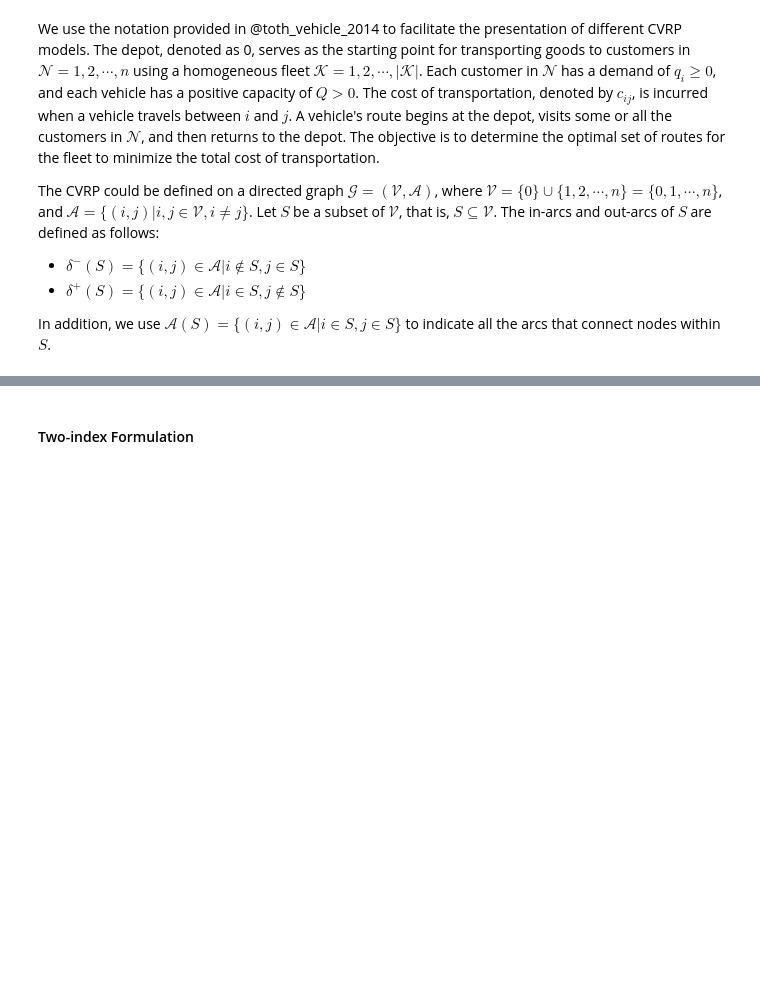
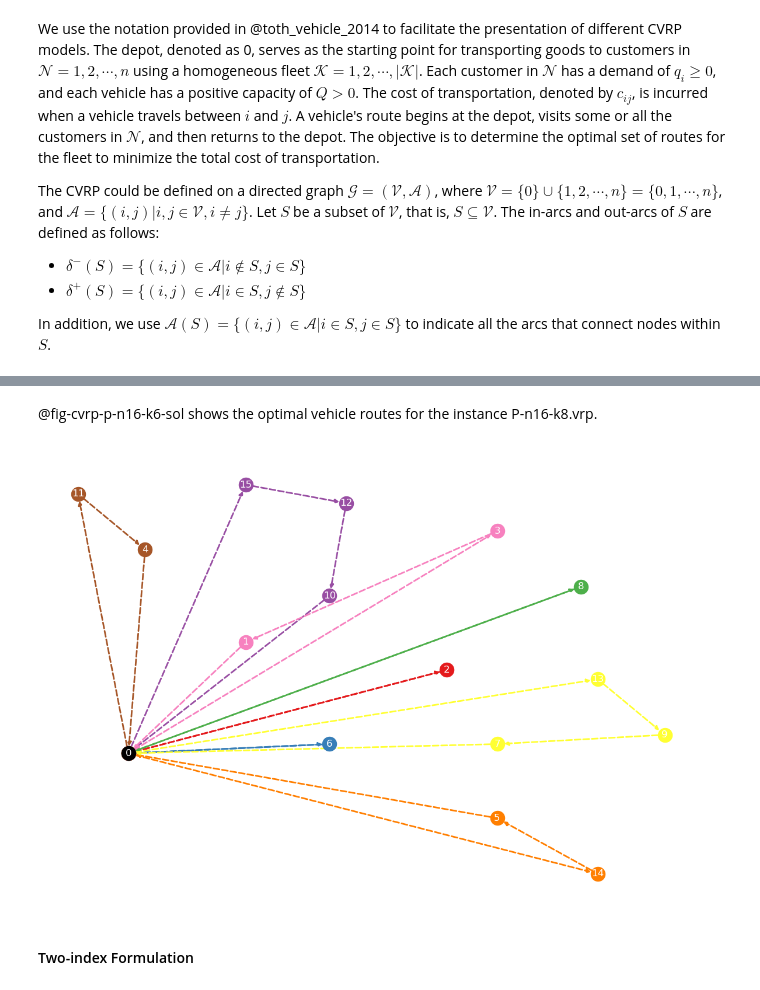
Before and after one commit to kunlei/python-ortools-notes, a Jupyter notebook: integer-programming.ipynb, the cells around one changed output, grey strips where cells are left out. Cells and saved outputs as stored; diff of their text form; code cells hidden in the pictures; blank space fills up the shorter version.

Commit message:
finish cvrp two-index formulation

```diff
--- a/integer-programming.ipynb
+++ b/integer-programming.ipynb
@@ -730,3 +695,31 @@ show_vehicle_routes(locations=locations, edges=edges)
+# %% [markdown]
+@fig-cvrp-p-n16-k6-sol shows the optimal vehicle routes for the instance P-n16-k8.vrp.
+# %%
+#| code-fold: true
+#| label: fig-cvrp-p-n16-k6-sol
+#| fig-cap: Optimal routes for instance P-n16-k8.vrp
+
+# visualize the optimal solution
+node_coords = instance['node_coord']
+locations = {}
+for idx, coord in enumerate(node_coords):
+    locations[idx] = (coord[0], coord[1])
+
+routes = solution['routes']
+vehicle_idx = 0
+edges = []
+for route in routes:
+    r_temp = route.copy()
+    r_temp.insert(0, 0)
+    r_temp.insert(len(r_temp), 0)
+    for i in range(len(r_temp) - 1):
+        edges.append((r_temp[i], r_temp[i + 1], {'vehicle': str(vehicle_idx)}))
+
+    vehicle_idx += 1
+
+show_vehicle_routes(locations, edges)
+# %% [output]
+[figure, added]
 # %% [markdown]
 #### Two-index Formulation
 # %% [markdown]
```
Also changed, not shown: parts of 33 cells of this notebook, 1 other file.
